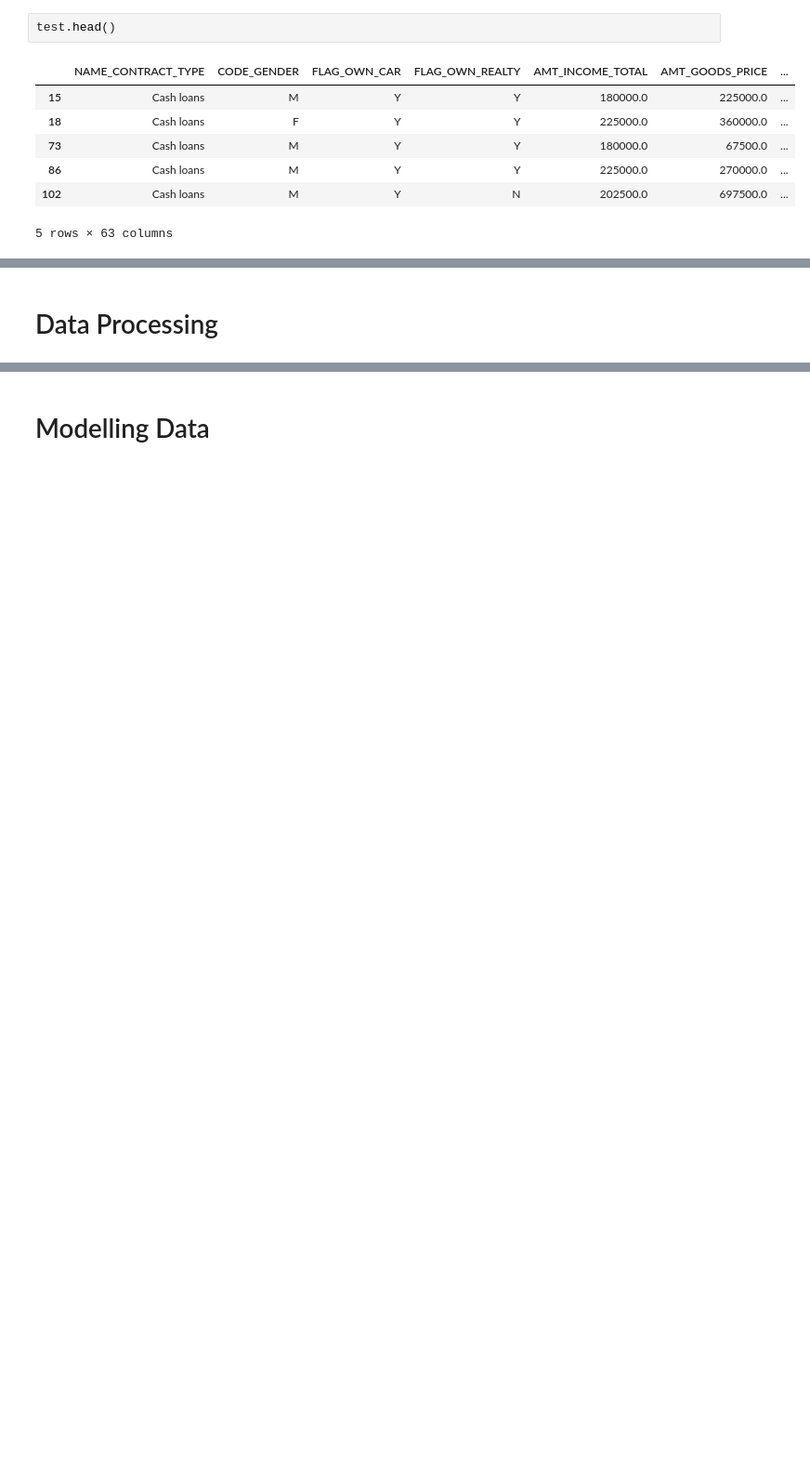
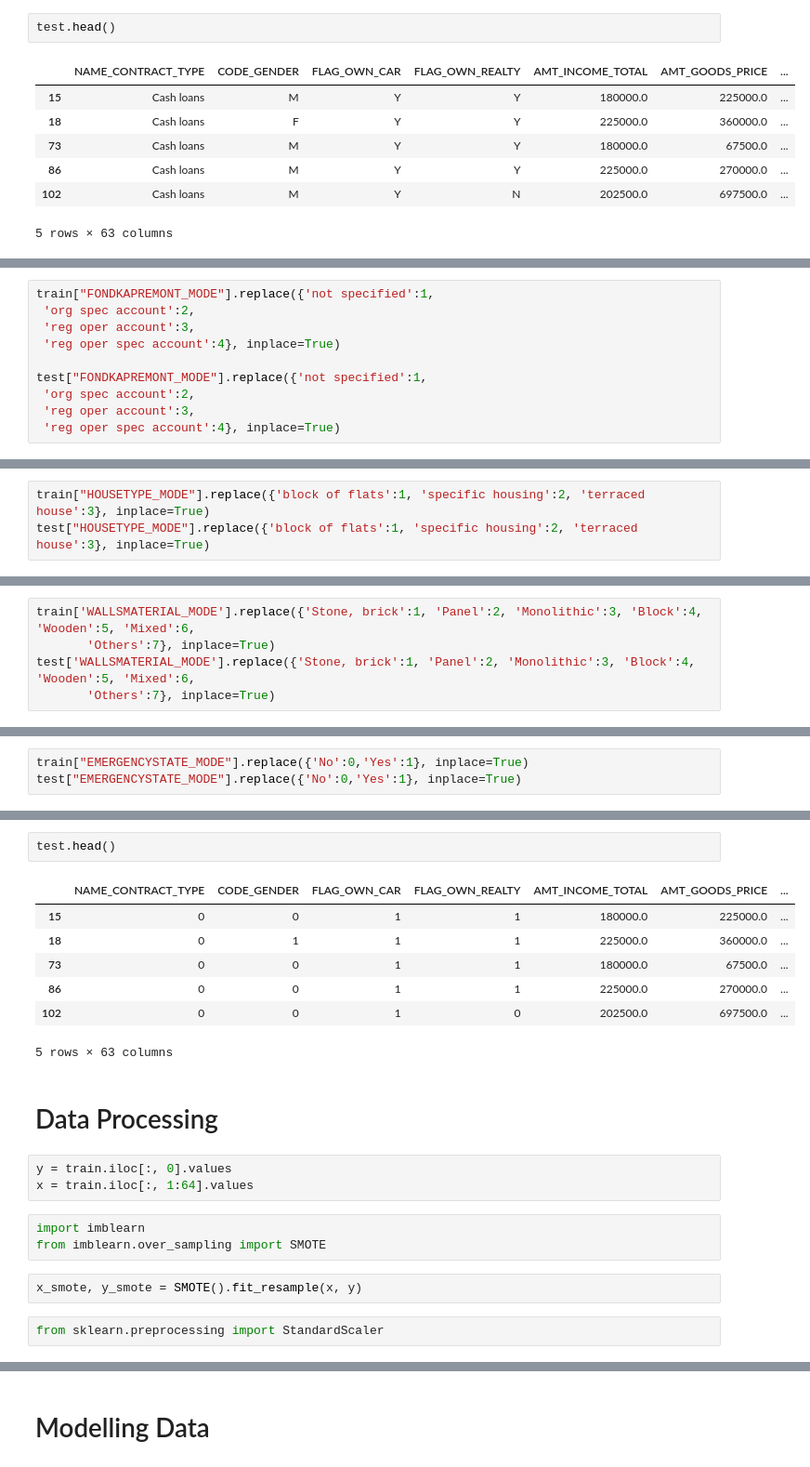
Before and after one commit to adeliasn15/Home-Credit-Indonesia, a Jupyter notebook: Home Credit.ipynb, the cells around one changed output, grey strips where cells are left out. Shown at 93% size. Cells and saved outputs as stored; diff of their text form; blank space fills up the shorter version.

```diff
--- a/Home Credit.ipynb
+++ b/Home Credit.ipynb
@@ -370,0 +639,10 @@ train.boxplot()
+# %%
+train["FONDKAPREMONT_MODE"].replace({'not specified':1,
+ 'org spec account':2,
+ 'reg oper account':3,
+ 'reg oper spec account':4}, inplace=True)
+
+test["FONDKAPREMONT_MODE"].replace({'not specified':1,
+ 'org spec account':2,
+ 'reg oper account':3,
+ 'reg oper spec account':4}, inplace=True)
@@ -370,0 +654,3 @@ train.boxplot()
+# %%
+train["HOUSETYPE_MODE"].replace({'block of flats':1, 'specific housing':2, 'terraced house':3}, inplace=True)
+test["HOUSETYPE_MODE"].replace({'block of flats':1, 'specific housing':2, 'terraced house':3}, inplace=True)
@@ -370,0 +662,5 @@ train.boxplot()
+# %%
+train['WALLSMATERIAL_MODE'].replace({'Stone, brick':1, 'Panel':2, 'Monolithic':3, 'Block':4, 'Wooden':5, 'Mixed':6,
+       'Others':7}, inplace=True)
+test['WALLSMATERIAL_MODE'].replace({'Stone, brick':1, 'Panel':2, 'Monolithic':3, 'Block':4, 'Wooden':5, 'Mixed':6,
+       'Others':7}, inplace=True)
@@ -370,0 +671,3 @@ train.boxplot()
+# %%
+train["EMERGENCYSTATE_MODE"].replace({'No':0,'Yes':1}, inplace=True)
+test["EMERGENCYSTATE_MODE"].replace({'No':0,'Yes':1}, inplace=True)
@@ -371,2 +724,22 @@ train.boxplot()
+# %%
+test.head()
+# %% [output]
+|  | NAME_CONTRACT_TYPE | CODE_GENDER | FLAG_OWN_CAR | FLAG_OWN_REALTY | AMT_INCOME_TOTAL | AMT_GOODS_PRICE | ... |
+| 15 | 0 | 0 | 1 | 1 | 180000.0 | 225000.0 | ... |
+| 18 | 0 | 1 | 1 | 1 | 225000.0 | 360000.0 | ... |
+| 73 | 0 | 0 | 1 | 1 | 180000.0 | 67500.0 | ... |
+| 86 | 0 | 0 | 1 | 1 | 225000.0 | 270000.0 | ... |
+| 102 | 0 | 0 | 1 | 0 | 202500.0 | 697500.0 | ... |
+5 rows × 63 columns
 # %% [markdown]
 # Data Processing
+# %%
+y = train.iloc[:, 0].values
+x = train.iloc[:, 1:64].values
+# %%
+import imblearn
+from imblearn.over_sampling import SMOTE
+# %%
+x_smote, y_smote = SMOTE().fit_resample(x, y)
+# %%
+from sklearn.preprocessing import StandardScaler
```
Also changed, not shown: parts of 54 cells of this notebook.
